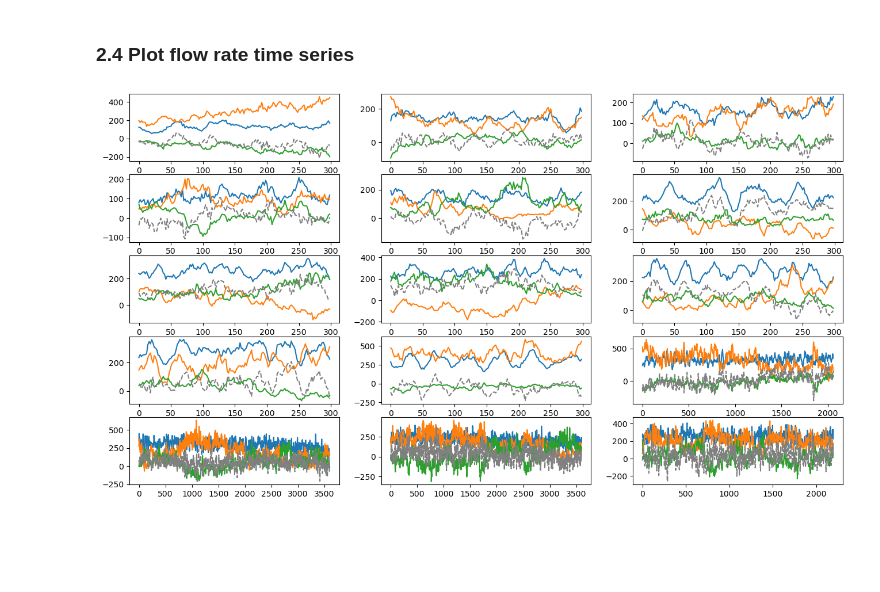
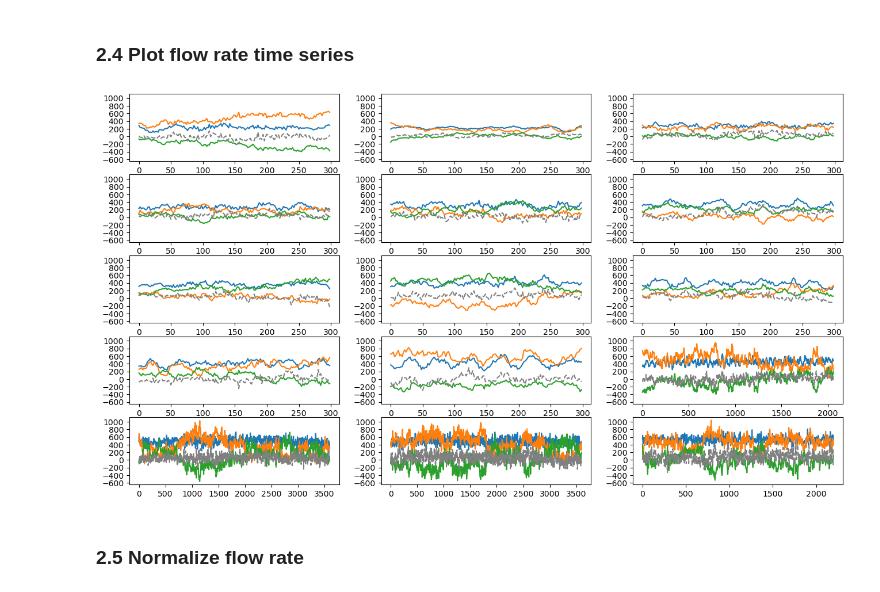
Before and after one commit to ZLoverty/AN, a Jupyter notebook: Code/Active nematics data analysis.ipynb, the cells around one changed output. Cells and saved outputs as stored; diff of their text form; code cells hidden in the pictures; blank space fills up the shorter version.

```diff
--- a/Code/Active nematics data analysis.ipynb
+++ b/Code/Active nematics data analysis.ipynb
@@ -184,13 +187,13 @@ for i in range(3):
 **Batch PIV**
 # %%
 sfL = ["crop-0", "crop-1", "crop-2"]
-crop_folder = r"E:\AN\10172022\channel_crops"
-piv_folder = r"E:\AN\10172022\channel_piv"
+crop_folder = r"E:\AN\10172022\channel_crops_rb"
+piv_folder = r"E:\AN\10172022\channel_piv_rb"
 n = 4
 winsize = 32
 overlap = 16
 dt = 1
-for n in range(5, 19):
+for n in range(4, 19):
     for sf in sfL:
         img_folder = os.path.join(crop_folder, "{:02d}".format(n), sf)
         save_folder = os.path.join(piv_folder, "{:02d}".format(n), sf)
@@ -205,8 +208,9 @@ for n in range(5, 19):
             pivData.to_csv(os.path.join(save_folder, "{0}-{1}.csv".format(l.at[i0, "Name"], l.at[i1, "Name"])), index=False)
 # %%
 # check PIV results
-limg = readdata(os.path.join(crop_folder, "14", "crop-0"), "tif")
-lpiv = readdata(os.path.join(piv_folder, "14", "crop-0"), "csv")
+n = 5
+limg = readdata(os.path.join(crop_folder, "{:02d}".format(n), "crop-0"), "tif")
+lpiv = readdata(os.path.join(piv_folder, "{:02d}".format(n), "crop-0"), "csv")
 for i in range(len(lpiv)):
     img = io.imread(limg.at[i*2, "Dir"])
     x, y, u, v = read_piv(lpiv.at[i, "Dir"])
@@ -220,10 +223,10 @@ KeyboardInterrupt:
 # %% [markdown]
 **Apply mask**
 # %%
-piv_folder = r"E:\AN\10172022\channel_piv"
+piv_folder = r"E:\AN\10172022\channel_piv_rb"
 mask_folder = r"E:\AN\10172022\channel_crops\04\masks"
 sfL = ["crop-0", "crop-1", "crop-2"]
-for n in range(5, 19):
+for n in range(5, 6):
     for sf in sfL:
         mask_raw = io.imread(os.path.join(mask_folder, "{}.tif".format(sf)))
         X, Y, mask = divide_windows(mask_raw, [32, 32], 16)
@@ -273,8 +276,8 @@ def compute_flowrate(v, winsize):
     Q = np.nanmean(w * v_meanx, axis=0)
     return Q
 # %%
-piv_folder = r"E:\AN\10172022\channel_piv"
-flowrate_folder = r"E:\AN\10172022\channel_flowrate"
+piv_folder = r"E:\AN\10172022\channel_piv_rb"
+flowrate_folder = r"E:\AN\10172022\channel_flowrate_rb"
 if os.path.exists(flowrate_folder) == False:
     os.makedirs(flowrate_folder)
 n = 4
@@ -297,19 +300,21 @@ for n in range(4, 19):
 # %% [markdown]
 ### 2.4 Plot flow rate time series
 # %%
-flowrate_folder = r"E:\AN\10172022\channel_flowrate"
+flowrate_folder = r"E:\AN\10172022\channel_flowrate_rb"
 n = 13
 fig = plt.figure(figsize=(16, 9), dpi=100)
 for num, n in enumerate(range(4, 19)):
     data = pd.read_csv(os.path.join(flowrate_folder, "{:02d}.csv".format(n)))
-    ax = fig.add_subplot(5, 3, num+1)
+    ax = fig.add_subplot(5, 3, num+1, sharey=ax)
     ax.plot(data.t, data["crop-0"], label="$A$")
     ax.plot(data.t, data["crop-1"], label="$B$")
     ax.plot(data.t, data["crop-2"], label="$C$")
     # ax.set_xlabel("$t$ (s)")
     # ax.set_ylabel("flow rate (px$^2$/s)")
     ax.plot(data.t, data["crop-0"] - data["crop-1"] - data["crop-2"], color="gray", ls="--", label="$A-B-C$")
 
     # ax.legend(frameon=False)
 # %% [output]
-[figure, old version]
+[figure, new version]
+# %% [markdown]
+### 2.5 Normalize flow rate
```
Also changed, not shown: parts of 30 cells of this notebook, 4 other files.
